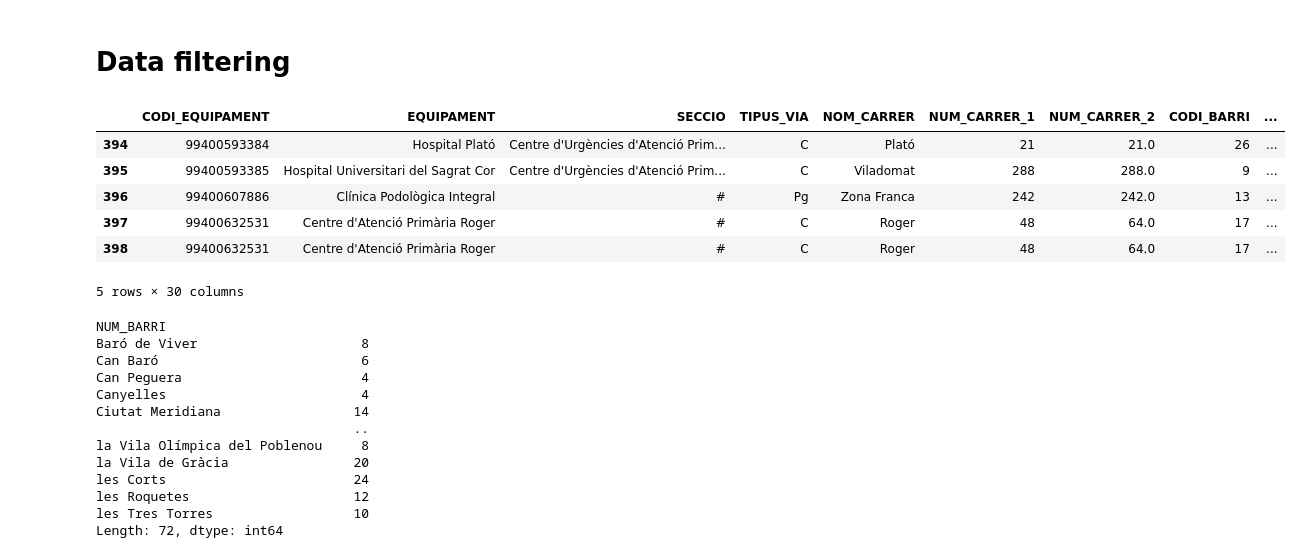
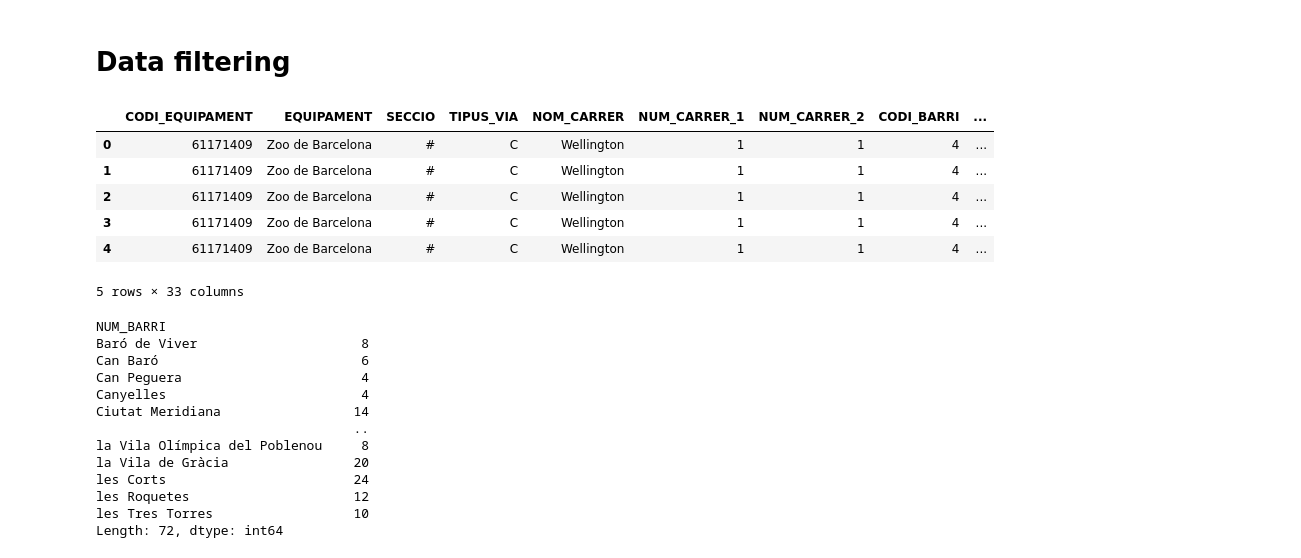
Before and after one commit to ta-data-bcn/Project-Week-2-Barcelona, a Jupyter notebook: your-project/To_filter_data.ipynb, the cells around one changed output. Saved outputs shown, nothing was run; the diff lists cells and outputs as text; code cells hidden in the pictures.

```diff
--- a/your-project/To_filter_data.ipynb
+++ b/your-project/To_filter_data.ipynb
@@ -26,18 +26,18 @@ sport=pd.read_csv("../datasets/unfiltered/Sport_facilities_centers.csv")
 # %%
 #Quick look it they uploaded ok
 
 children.head()
-hospital.tail()
+#hospital.tail(10)
 
 #all good and with no index
 # %% [output]
 |  | CODI_EQUIPAMENT | EQUIPAMENT | SECCIO | TIPUS_VIA | NOM_CARRER | NUM_CARRER_1 | NUM_CARRER_2 | CODI_BARRI | ... |
-| 394 | 99400593384 | Hospital Plató | Centre d'Urgències d'Atenció Prim... | C | Plató | 21 | 21.0 | 26 | ... |
-| 395 | 99400593385 | Hospital Universitari del Sagrat Cor | Centre d'Urgències d'Atenció Prim... | C | Viladomat | 288 | 288.0 | 9 | ... |
-| 396 | 99400607886 | Clínica Podològica Integral | # | Pg | Zona Franca | 242 | 242.0 | 13 | ... |
-| 397 | 99400632531 | Centre d'Atenció Primària Roger | # | C | Roger | 48 | 64.0 | 17 | ... |
-| 398 | 99400632531 | Centre d'Atenció Primària Roger | # | C | Roger | 48 | 64.0 | 17 | ... |
+| 0 | 61171409 | Zoo de Barcelona | # | C | Wellington | 1 | 1 | 4 | ... |
+| 1 | 61171409 | Zoo de Barcelona | # | C | Wellington | 1 | 1 | 4 | ... |
+| 2 | 61171409 | Zoo de Barcelona | # | C | Wellington | 1 | 1 | 4 | ... |
+| 3 | 61171409 | Zoo de Barcelona | # | C | Wellington | 1 | 1 | 4 | ... |
+| 4 | 61171409 | Zoo de Barcelona | # | C | Wellington | 1 | 1 | 4 | ... |
-5 rows × 30 columns
+5 rows × 33 columns
 # %%
 #necessary to obtain the times that each neighbourhood appears (variable "NUM_BARRI")
 #and save it
```
Also changed, not shown: parts of 9 cells of this notebook, 8 other files.
